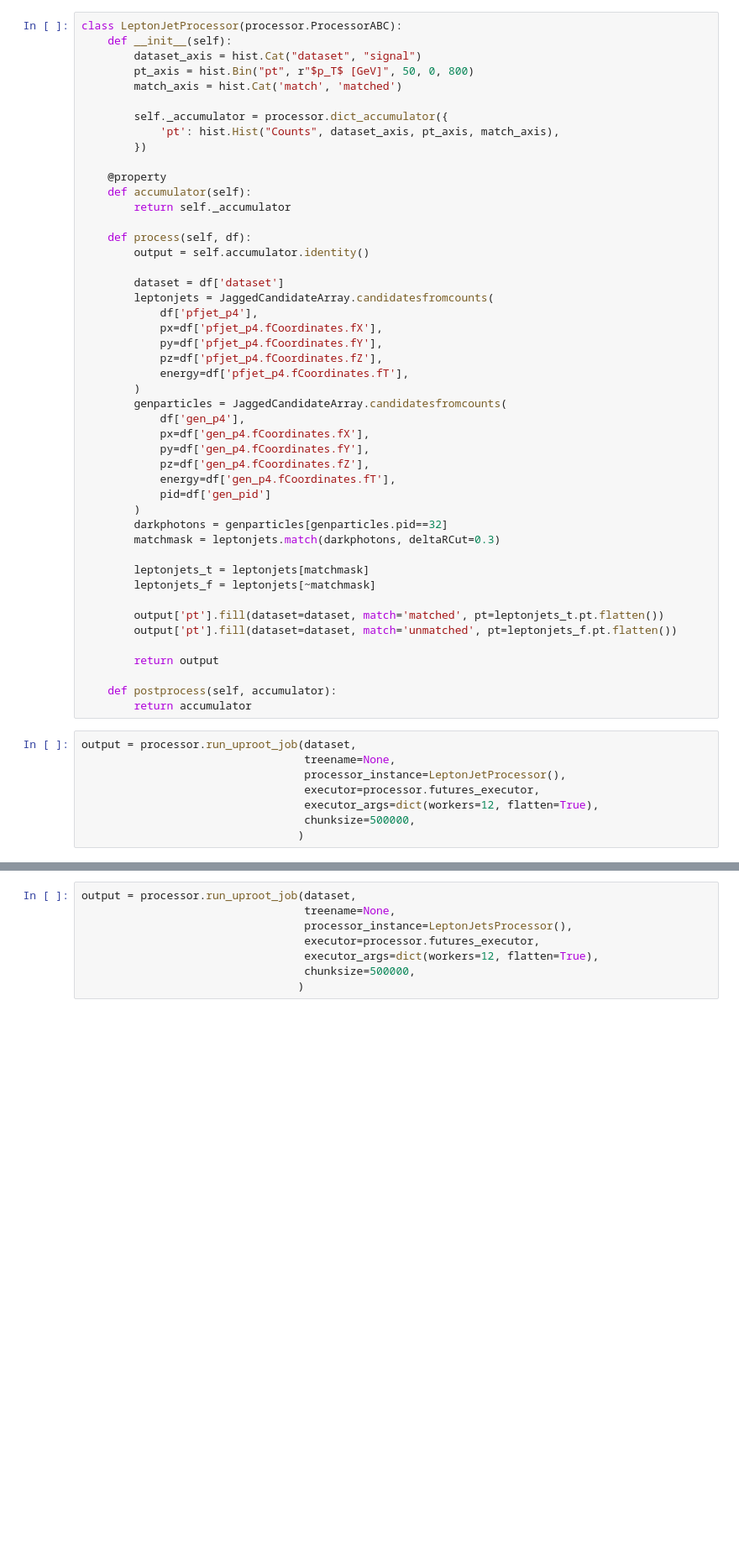
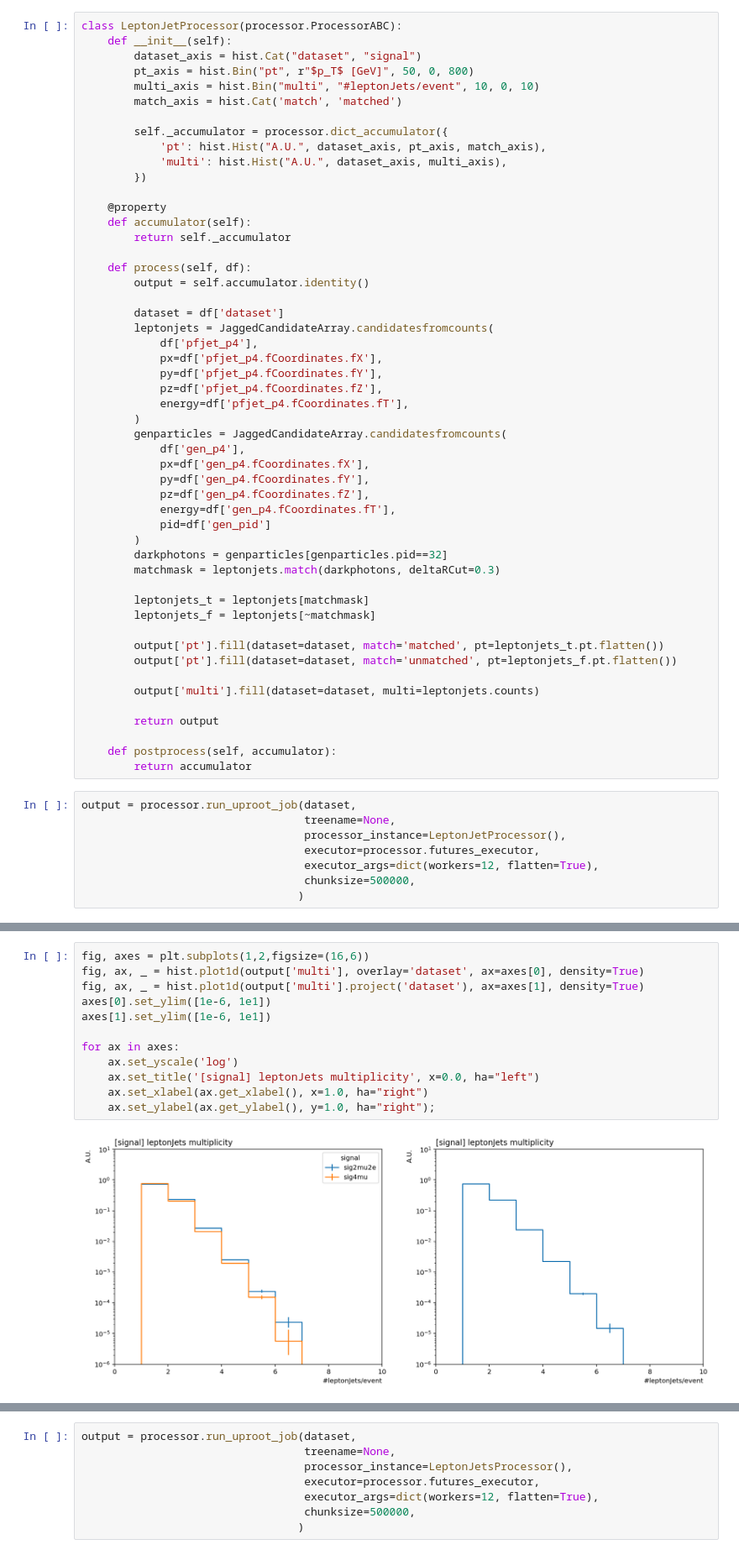
Before and after one commit to pietro14/FireHydrant, a Jupyter notebook: Notebooks/MC/Signal/variables.ipynb, the cells around one changed output, grey strips where cells are left out. Shown at 84% size. Saved outputs shown, nothing was run; the diff lists cells and outputs as text; blank space fills up the shorter version.

```diff
--- a/Notebooks/MC/Signal/variables.ipynb
+++ b/Notebooks/MC/Signal/variables.ipynb
@@ -33,10 +33,12 @@ class LeptonJetProcessor(processor.ProcessorABC):
     def __init__(self):
         dataset_axis = hist.Cat("dataset", "signal")
         pt_axis = hist.Bin("pt", r"$p_T$ [GeV]", 50, 0, 800)
+        multi_axis = hist.Bin("multi", "#leptonJets/event", 10, 0, 10)
         match_axis = hist.Cat('match', 'matched')
 
         self._accumulator = processor.dict_accumulator({
-            'pt': hist.Hist("Counts", dataset_axis, pt_axis, match_axis),
+            'pt': hist.Hist("A.U.", dataset_axis, pt_axis, match_axis),
+            'multi': hist.Hist("A.U.", dataset_axis, multi_axis),
         })
 
     @property
@@ -71,6 +73,8 @@ class LeptonJetProcessor(processor.ProcessorABC):
         output['pt'].fill(dataset=dataset, match='matched', pt=leptonjets_t.pt.flatten())
         output['pt'].fill(dataset=dataset, match='unmatched', pt=leptonjets_f.pt.flatten())
 
+        output['multi'].fill(dataset=dataset, multi=leptonjets.counts)
+
         return output
 
     def postprocess(self, accumulator):
@@ -100,3 +104,17 @@ for ax in axes:
+# %%
+fig, axes = plt.subplots(1,2,figsize=(16,6))
+fig, ax, _ = hist.plot1d(output['multi'], overlay='dataset', ax=axes[0], density=True)
+fig, ax, _ = hist.plot1d(output['multi'].project('dataset'), ax=axes[1], density=True)
+axes[0].set_ylim([1e-6, 1e1])
+axes[1].set_ylim([1e-6, 1e1])
+
+for ax in axes:
+    ax.set_yscale('log')
+    ax.set_title('[signal] leptonJets multiplicity', x=0.0, ha="left")
+    ax.set_xlabel(ax.get_xlabel(), x=1.0, ha="right")
+    ax.set_ylabel(ax.get_ylabel(), y=1.0, ha="right");
+# %% [output]
+[figure, added]
 # %% [markdown]
 ## Variables as input for BDT
 - leptonJet pT, eta
```
Also changed, not shown: parts of 1 cell of this notebook, 3 other files.
